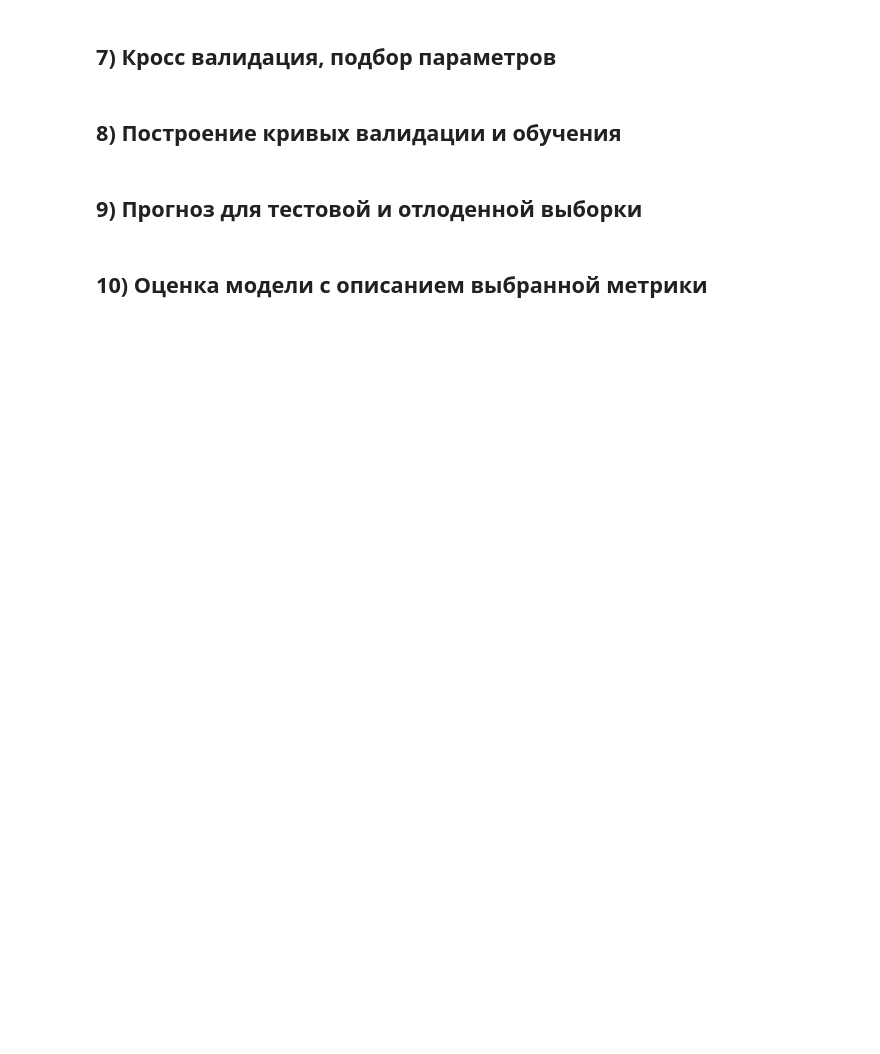
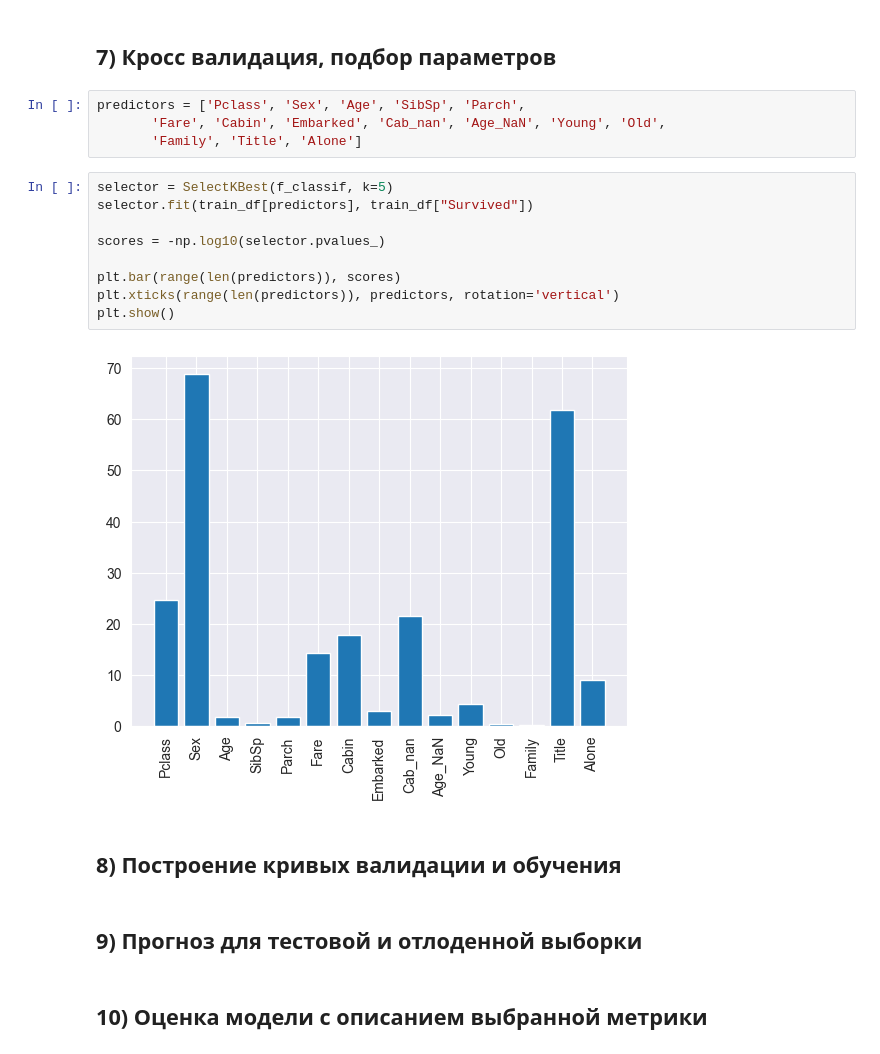
Before and after one commit to ex3del/lab4_iad, a Jupyter notebook: Без названия.ipynb, the cells around one changed output. Drawn from its saved outputs; the diff is of its cells as text; blank space fills up the shorter version.

```diff
--- a/Без названия.ipynb
+++ b/Без названия.ipynb
@@ -600,5 +696,20 @@ Name: Age, Length: 94, dtype: bool
 # %% [markdown]
 ## 7) Кросс валидация, подбор параметров
+# %%
+predictors = ['Pclass', 'Sex', 'Age', 'SibSp', 'Parch',
+       'Fare', 'Cabin', 'Embarked', 'Cab_nan', 'Age_NaN', 'Young', 'Old',
+       'Family', 'Title', 'Alone']
+# %%
+selector = SelectKBest(f_classif, k=5)
+selector.fit(train_df[predictors], train_df["Survived"])
+
+scores = -np.log10(selector.pvalues_)
+
+plt.bar(range(len(predictors)), scores)
+plt.xticks(range(len(predictors)), predictors, rotation='vertical')
+plt.show()
+# %% [output]
+[figure, added]
 # %% [markdown]
 ## 8) Построение кривых валидации и обучения
 # %% [markdown]
```
Also changed, not shown: parts of 23 cells of this notebook.
